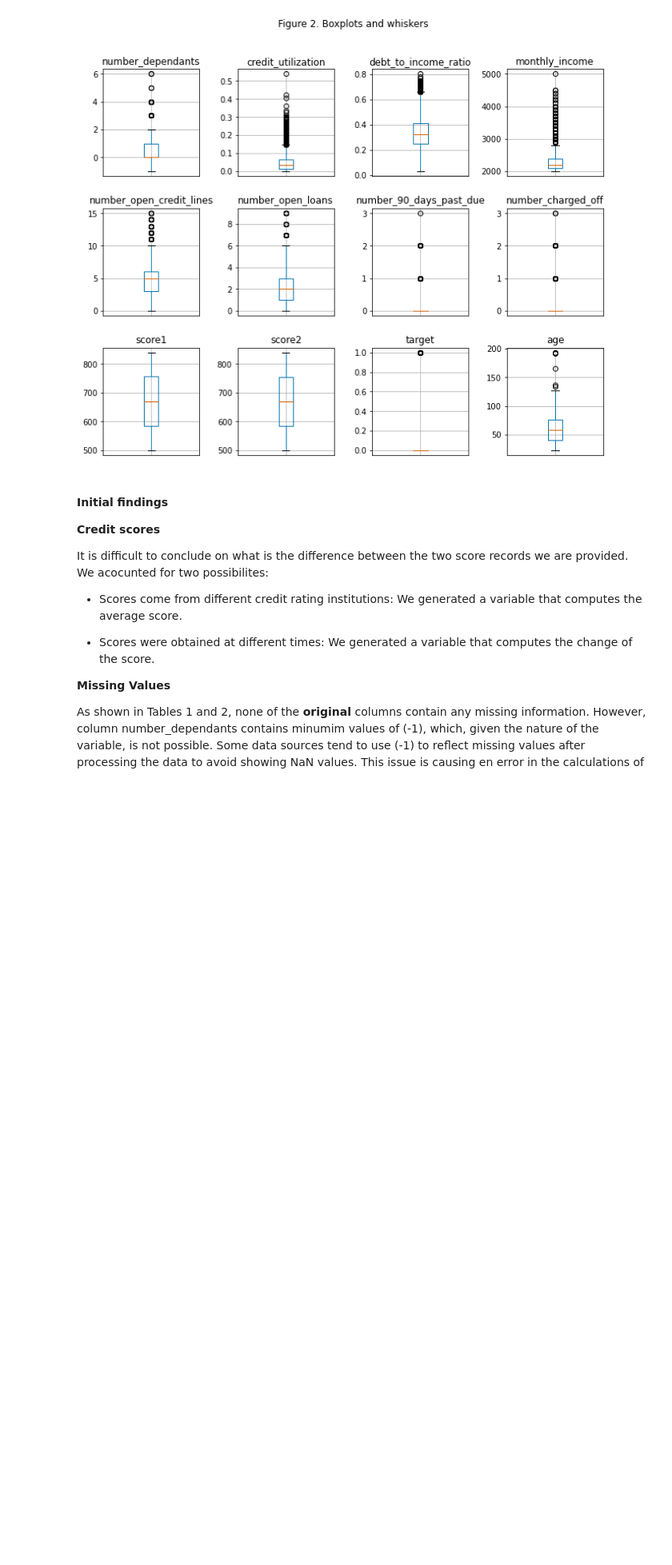
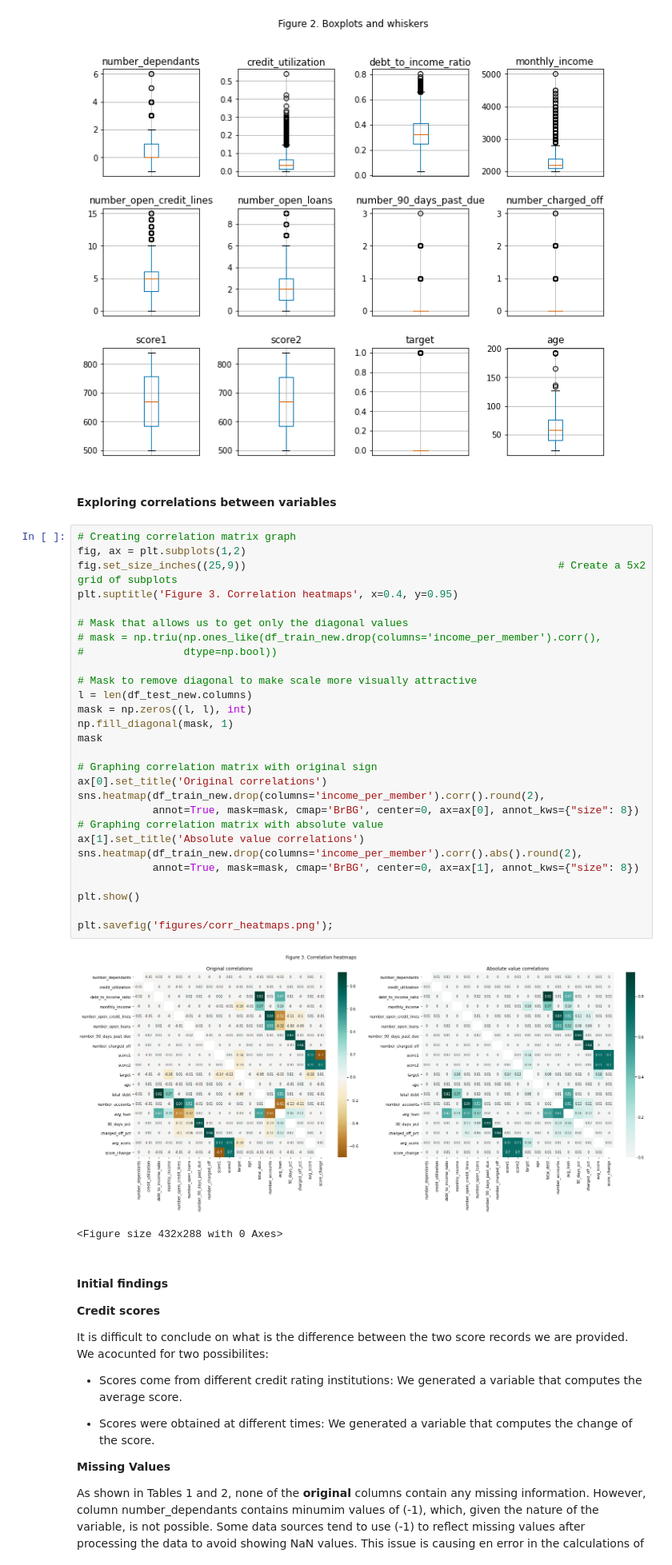
Before and after one commit to kevinmiguel97/Credit-default-model, a Jupyter notebook: Credit_default_model.ipynb, the cells around one changed output. Shown at 80% size. Drawn from its saved outputs; the diff is of its cells as text; blank space fills up the shorter version.

Commit message:
Correcting correlation matrix

```diff
--- a/Credit_default_model.ipynb
+++ b/Credit_default_model.ipynb
@@ -351,6 +351,39 @@ for row in range(3):                                                        # Ro
 plt.savefig('figures/boxplots.png')
 # %% [output]
 [figure]
+# %% [markdown]
+#### Exploring correlations between variables
+# %%
+# Creating correlation matrix graph
+fig, ax = plt.subplots(1,2)
+fig.set_size_inches((25,9))                                                  # Create a 5x2 grid of subplots
+plt.suptitle('Figure 3. Correlation heatmaps', x=0.4, y=0.95)
+
+# Mask that allows us to get only the diagonal values
+# mask = np.triu(np.ones_like(df_train_new.drop(columns='income_per_member').corr(),
+#                dtype=np.bool))
+
+# Mask to remove diagonal to make scale more visually attractive
+l = len(df_test_new.columns)
+mask = np.zeros((l, l), int)
+np.fill_diagonal(mask, 1)
+mask
+
+# Graphing correlation matrix with original sign
+ax[0].set_title('Original correlations')
+sns.heatmap(df_train_new.drop(columns='income_per_member').corr().round(2),
+            annot=True, mask=mask, cmap='BrBG', center=0, ax=ax[0], annot_kws={"size": 8})
+# Graphing correlation matrix with absolute value
+ax[1].set_title('Absolute value correlations')
+sns.heatmap(df_train_new.drop(columns='income_per_member').corr().abs().round(2),
+            annot=True, mask=mask, cmap='BrBG', center=0, ax=ax[1], annot_kws={"size": 8})
+
+plt.show()
+
+plt.savefig('figures/corr_heatmaps.png');
+# %% [output]
+[figure, added]
+<Figure size 432x288 with 0 Axes>
 # %% [markdown]
 #### Initial findings
 
```
Also changed, not shown: parts of 5 cells of this notebook, 1 other file.
